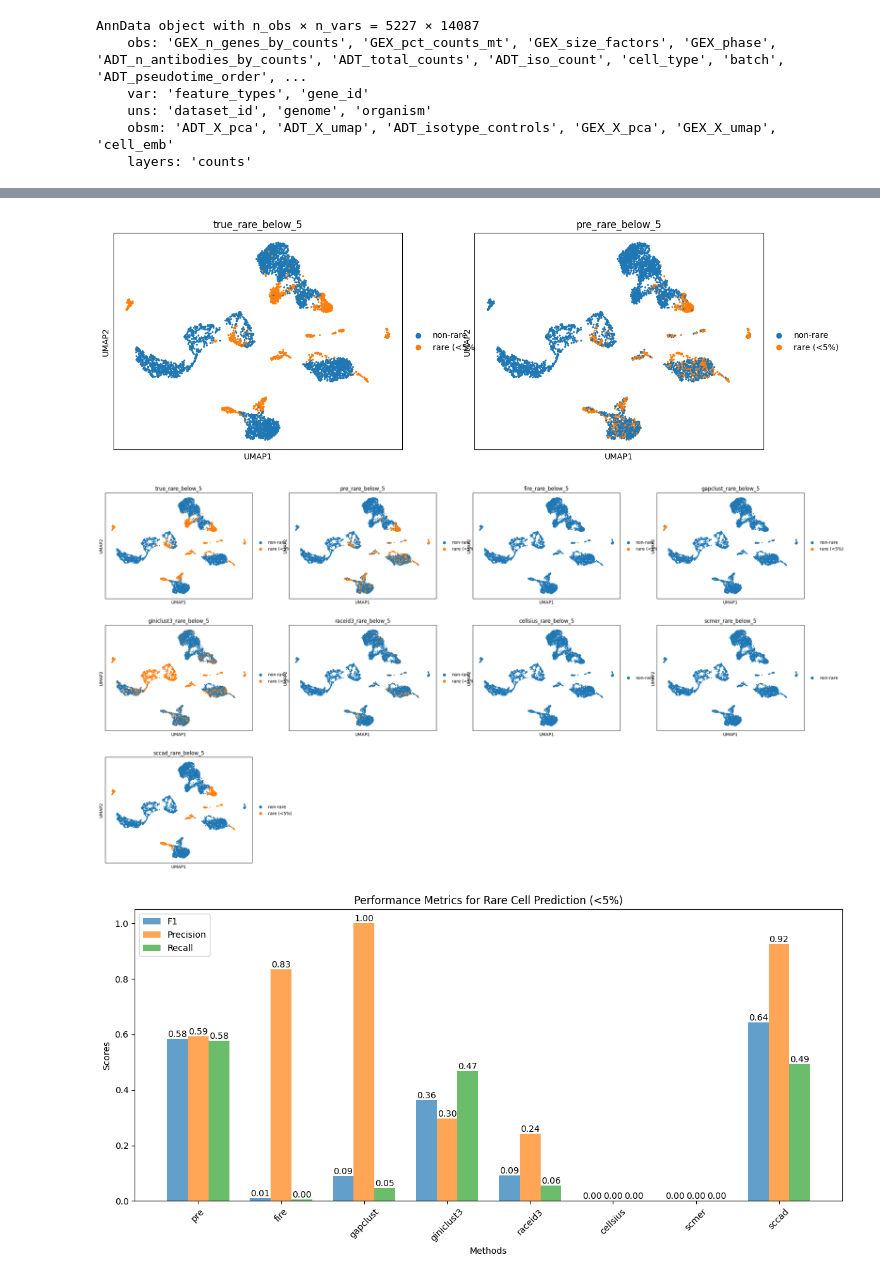
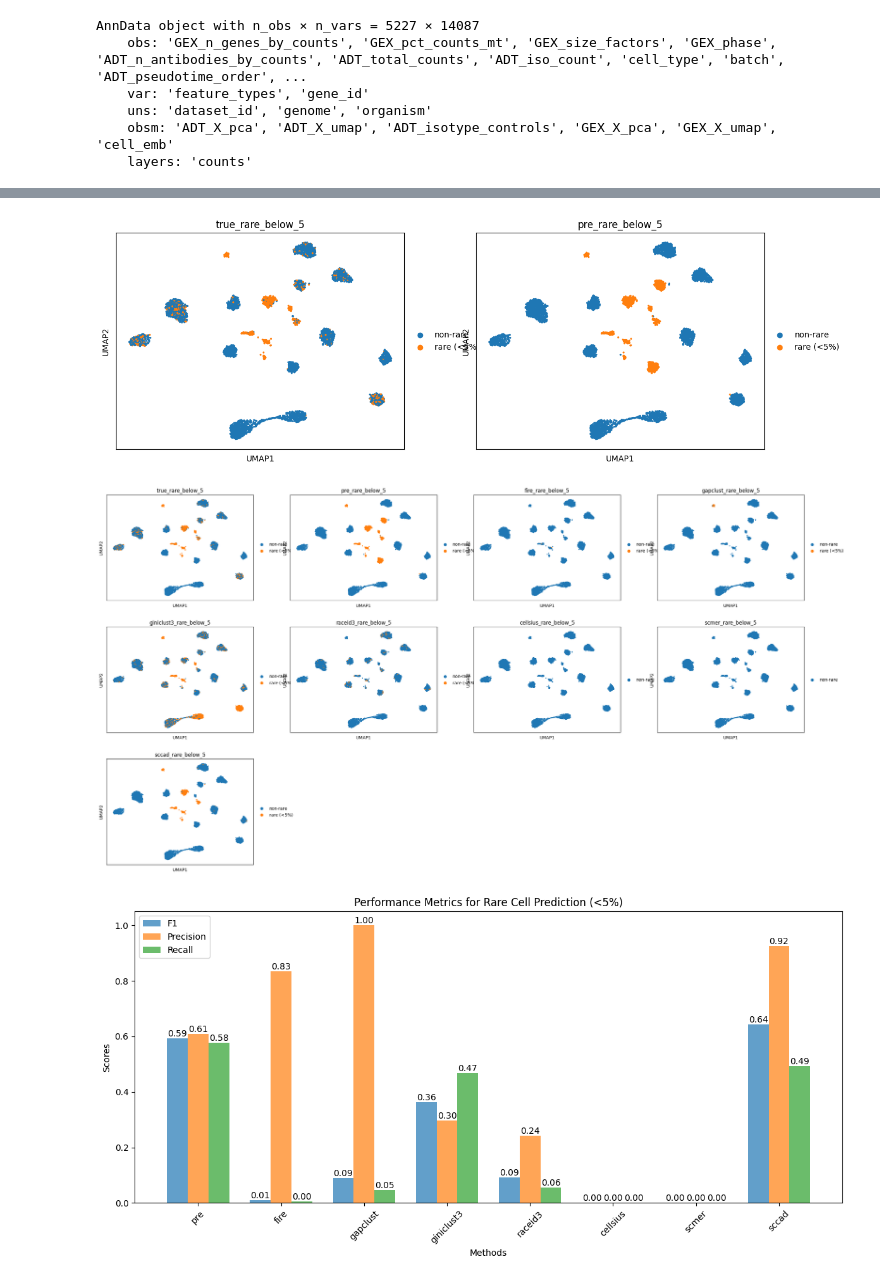
Before and after one commit to StickTaTa/ScFormer, a Jupyter notebook: Tutorial/26_pbmc_sample_result.ipynb, the cells around one changed output, grey strips where cells are left out. Cells and saved outputs as stored; diff of their text form; code cells hidden in the pictures.

```diff
--- a/Tutorial/26_pbmc_sample_result.ipynb
+++ b/Tutorial/26_pbmc_sample_result.ipynb
@@ -21,8 +21,7 @@ os.environ["PYTHONHASHSEED"] = str(seed)
 torch.backends.cudnn.deterministic = True
 torch.backends.cudnn.benchmark = False
 # %%
-adata = sc.read_h5ad('../output/pbmc_benchmark_data_s1d1_with_true_label/adata_train.h5ad')
-# adata = sc.read_h5ad('../output/pbmc_benchmark_data/pbmc_benchmark_s1d1.h5ad')
+adata = sc.read_h5ad('../output/pbmc_benchmark_data/pbmc_benchmark_s1d1.h5ad')
 adata
 # %% [output]
 AnnData object with n_obs × n_vars = 5227 × 14087
@@ -32,8 +31,8 @@ AnnData object with n_obs × n_vars = 5227 × 14087
     obsm: 'ADT_X_pca', 'ADT_X_umap', 'ADT_isotype_controls', 'GEX_X_pca', 'GEX_X_umap'
     layers: 'counts'
 # %%
-node_ids = np.load('../output/pbmc_benchmark_data_s1d1_with_true_label/Node_Ids.npy')
-cell_emb = np.load('../output/pbmc_benchmark_data_s1d1_with_true_label/cell_embedding.npy')
+node_ids = np.load('../output/pbmc_benchmark_data/Node_Ids.npy')
+cell_emb = np.load('../output/pbmc_benchmark_data/cell_embedding.npy')
 cell_emb_ = pd.DataFrame(cell_emb, index=node_ids)
 cell_emb_sorted = cell_emb_.sort_index()
 adata.obsm["cell_emb"] = cell_emb_sorted.values
@@ -46,27 +45,8 @@ AnnData object with n_obs × n_vars = 5227 × 14087
     obsm: 'ADT_X_pca', 'ADT_X_umap', 'ADT_isotype_controls', 'GEX_X_pca', 'GEX_X_umap', 'cell_emb'
     layers: 'counts'
 # %%
-pred = np.load('../output/pbmc_benchmark_data_s1d1_with_true_label/pred.npy')
+pred = np.load('../output/pbmc_benchmark_data/pred.npy')
 pred_ = pd.DataFrame(pred, index=node_ids)
 pred_sorted = pred_.sort_index()
 adata.obs['pre'] = pred_sorted.values
 adata.obs['pre'] = adata.obs['pre'].astype('category')
-# %%
-adata.var_names_make_unique()
-
-# 2. 数据标准化与高变基因选择
-sc.pp.normalize_total(adata, target_sum=1e4)  # 归一化
-sc.pp.log1p(adata)  # 对数变换
-sc.pp.highly_variable_genes(adata, min_mean=0.0125, max_mean=3, min_disp=0.5)
-adata = adata[:, adata.var.highly_variable]  # 选择高变基因
-
-# 3. 降维与去批次效应
-sc.pp.scale(adata, max_value=10)  # 数据标准化
-sc.tl.pca(adata, svd_solver='arpack')  # PCA降维
-# sc.pl.pca(adata, )  # 可视化PCA结果
-
-# 4. 聚类分析
-sc.pp.neighbors(adata, n_neighbors=10, n_pcs=40)  # 构建邻近图
-sc.tl.leiden(adata, resolution=0.5)  # Leiden聚类
-sc.tl.umap(adata, random_state=seed)
-sc.pl.umap(adata, color=['leiden'])  # UMAP可视化聚类结果
@@ -362,33 +401,33 @@ adata.obs['sccad'] = scCAD_results['rare_cells'].tolist()
 # %%
 # 获取真实标签中小于 5% 的稀有细胞类型
 cell_types = adata.obs['Annotation']
 cell_type_counts = cell_types.value_counts()
 cell_type_proportions = cell_type_counts / cell_type_counts.sum()
 
 # 定义小于5%的稀有细胞类型
 target_cell_types_below_5 = cell_type_proportions[cell_type_proportions < 0.05].index.tolist()
 
 # 标记真实标签中小于5%的细胞
 adata.obs['true_rare_below_5'] = adata.obs['Annotation'].apply(
     lambda x: 'rare (<5%)' if x in target_cell_types_below_5 else 'non-rare'
 )
 
 # 映射 `pre` 的结果
 pre_labels = adata.obs['pre']
 cluster_counts = pre_labels.value_counts(normalize=True)
 
 # 定义小于5%的稀有簇
-rare_clusters_below_5 = cluster_counts[cluster_counts < 0.05].index.tolist()
+rare_clusters_below_5 = cluster_counts[cluster_counts < 0.045].index.tolist()
 
 # 映射到 `rare` 和 `non-rare`
 adata.obs['pre_rare_below_5'] = adata.obs['pre'].apply(
     lambda x: 'rare (<5%)' if x in rare_clusters_below_5 else 'non-rare'
 )
 
 # 绘制真实标签和 `pre` 的预测结果
 sc.pl.umap(adata, color=['true_rare_below_5', 'pre_rare_below_5'], show=True)
 # %% [output]
-[figure, old version]
+[figure, new version]
 # %%
 # 获取真实标签中小于 5% 的稀有细胞类型
 cell_types = adata.obs['Annotation']
@@ -396,7 +435,7 @@ cell_type_counts = cell_types.value_counts()
 cell_type_proportions = cell_type_counts / cell_type_counts.sum()
 
 # 定义小于5%的稀有细胞类型
-target_cell_types_below_5 = cell_type_proportions[cell_type_proportions < 0.05].index.tolist()
+target_cell_types_below_5 = cell_type_proportions[cell_type_proportions < 0.045].index.tolist()
 
 # 标记真实标签中小于5%的细胞
 adata.obs['true_rare_below_5'] = adata.obs['Annotation'].apply(
@@ -409,7 +448,7 @@ if 'pre' in adata.obs.columns:
     cluster_counts = pre_labels.value_counts(normalize=True)
 
     # 定义小于5%的稀有簇
-    rare_clusters_below_5 = cluster_counts[cluster_counts < 0.05].index.tolist()
+    rare_clusters_below_5 = cluster_counts[cluster_counts < 0.045].index.tolist()
 
     # 映射到 `rare` 和 `non-rare`
     adata.obs['pre_rare_below_5'] = adata.obs['pre'].apply(
@@ -440,7 +479,7 @@ umap_colors = ['true_rare_below_5', 'pre_rare_below_5'] + [
 # UMAP 可视化
 sc.pl.umap(adata, color=umap_colors, show=True)
 # %% [output]
-[figure, old version]
+[figure, new version]
 # %%
 from sklearn.metrics import f1_score, precision_score, recall_score
 import matplotlib.pyplot as plt
```
Also changed, not shown: parts of 14 cells of this notebook, 4 other files.
